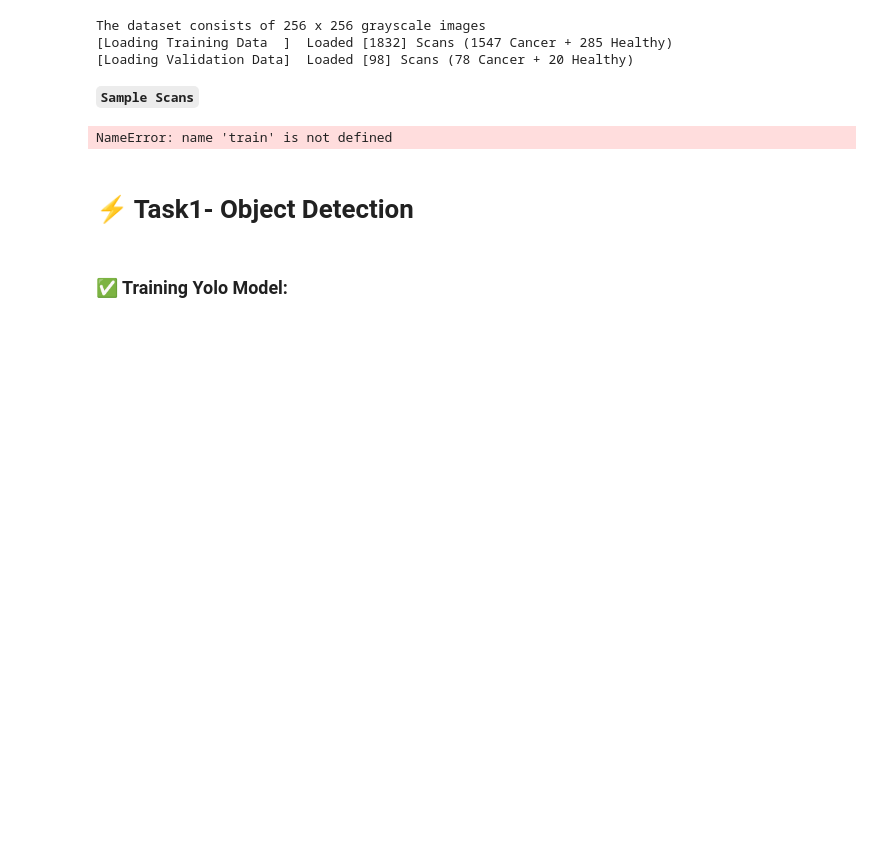
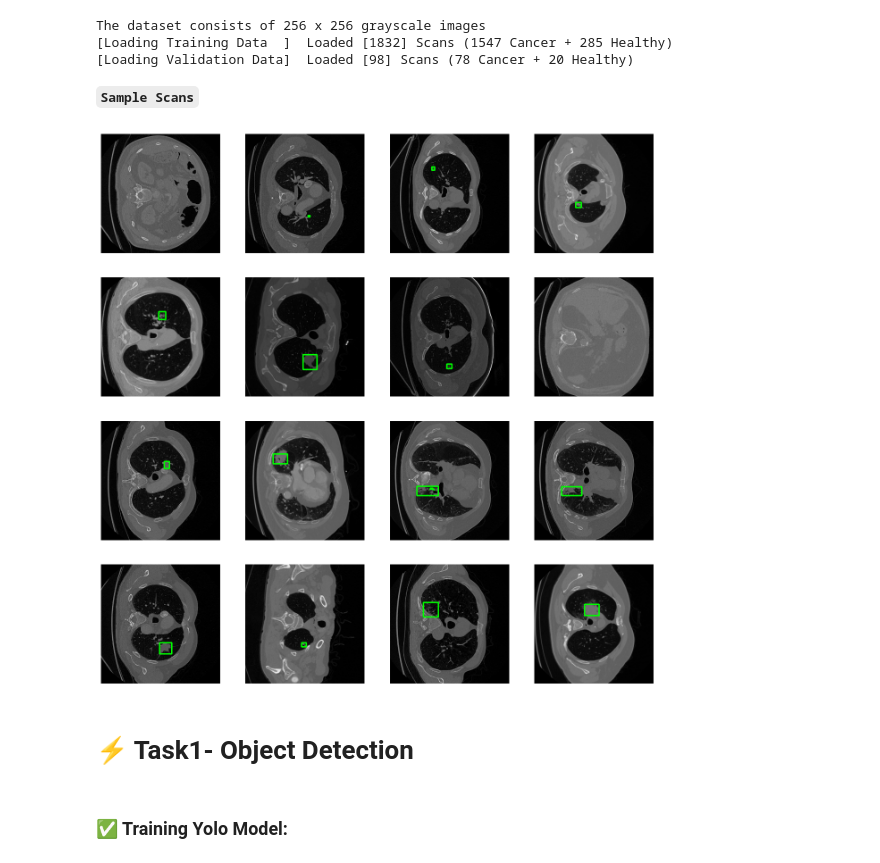
Before and after one commit to Ahmed-Aboalasaad/CV, a Jupyter notebook: main.ipynb, the cells around one changed output. Drawn from its saved outputs; the diff is of its cells as text; code cells hidden in the pictures; blank space fills up the shorter version.

Commit message:
Aded random_samples() to DataLoader()

```diff
--- a/main.ipynb
+++ b/main.ipynb
@@ -68,30 +68,21 @@ The dataset consists of 256 x 256 grayscale images
 # %% [markdown]
 **`Sample Scans`**
 # %%
-random_scans = random.sample(list(train.values()), 16)
+random_scans = data_loader.random_scans(16)
 fig, axes = plt.subplots(4, 4, figsize=(16, 16))
 for i, scan in enumerate(random_scans):
     row = i // 4
     col = i % 4
-
-    image = cv2.cvtColor(scan[0], cv2.COLOR_BGR2RGB)
-    detections = scan[2]
-    if len(detections) > 0:
-        for det in detections:
-            class_id, bbox_x_center, bbox_y_center, bbox_width, bbox_height = det
-            xmin = int(bbox_x_center * image.shape[1] - bbox_width
-                        * image.shape[1] / 2)
-            ymin = int(bbox_y_center * image.shape[0] - bbox_height
-                        * image.shape[0] / 2)
-            xmax = int(bbox_x_center * image.shape[1] + bbox_width
-                        * image.shape[1] / 2)
-            ymax = int(bbox_y_center * image.shape[0] + bbox_height
-                        * image.shape[0] / 2)
-            cv2.rectangle(image, (xmin, ymin), (xmax, ymax), (0, 255, 0), 2)
+    image, detections = scan
+    if len(detections) <= 0:
+        axes[row, col].imshow(image)
+        continue
+    for xmin, ymin, xmax, ymax in detections:
+        cv2.rectangle(image, (xmin, ymin), (xmax, ymax), (0, 255, 0), 2)
     axes[row, col].imshow(image)
 plt.show()
 # %% [output]
-NameError: name 'train' is not defined
+[figure, added]
 # %% [markdown]
 # **⚡ Task1- Object Detection**
 # %% [markdown]
```
Also changed, not shown: parts of 1 cell of this notebook, 4 other files.
